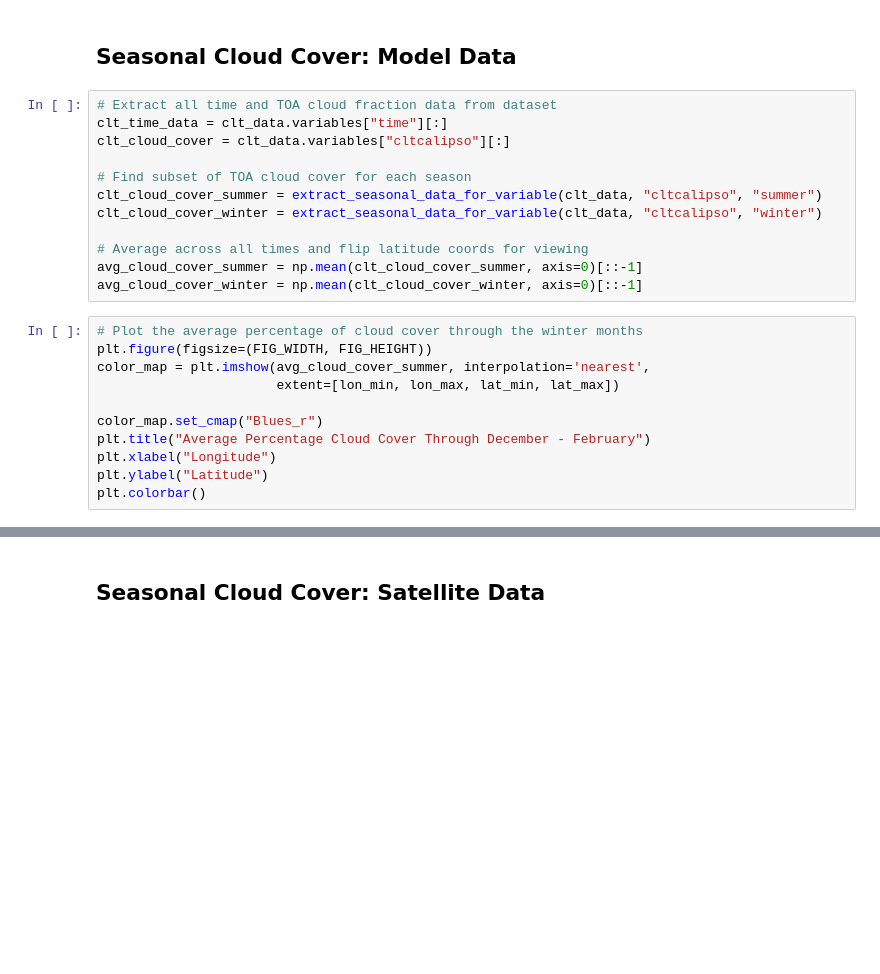
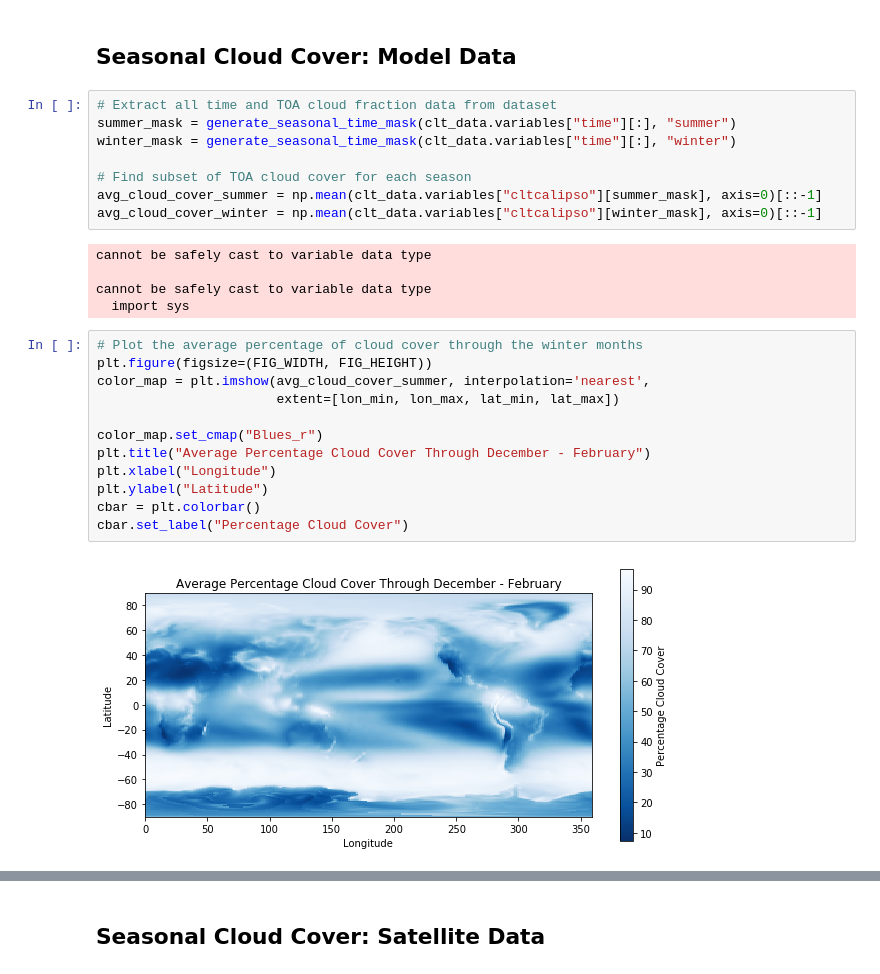
Before and after one commit to maddiebeagley/Climate-Modelling-Lab, a Jupyter notebook: 390Lab.ipynb, the cells around one changed output, grey strips where cells are left out. Drawn from its saved outputs; the diff is of its cells as text; blank space fills up the shorter version.

Commit message:
change method call to use mask

```diff
--- a/390Lab.ipynb
+++ b/390Lab.ipynb
@@ -228,27 +228,31 @@ print(b[0][0][1])
 ## Seasonal Cloud Cover: Model Data
 # %%
 # Extract all time and TOA cloud fraction data from dataset
-clt_time_data = clt_data.variables["time"][:]
-clt_cloud_cover = clt_data.variables["cltcalipso"][:]
+summer_mask = generate_seasonal_time_mask(clt_data.variables["time"][:], "summer")
+winter_mask = generate_seasonal_time_mask(clt_data.variables["time"][:], "winter")
 
 # Find subset of TOA cloud cover for each season
-clt_cloud_cover_summer = extract_seasonal_data_for_variable(clt_data, "cltcalipso", "summer")
-clt_cloud_cover_winter = extract_seasonal_data_for_variable(clt_data, "cltcalipso", "winter")
-
-# Average across all times and flip latitude coords for viewing
-avg_cloud_cover_summer = np.mean(clt_cloud_cover_summer, axis=0)[::-1]
-avg_cloud_cover_winter = np.mean(clt_cloud_cover_winter, axis=0)[::-1]
+avg_cloud_cover_summer = np.mean(clt_data.variables["cltcalipso"][summer_mask], axis=0)[::-1]
+avg_cloud_cover_winter = np.mean(clt_data.variables["cltcalipso"][winter_mask], axis=0)[::-1]
+# %% [output]
+cannot be safely cast to variable data type
+
+cannot be safely cast to variable data type
+  import sys
 # %%
 # Plot the average percentage of cloud cover through the winter months
 plt.figure(figsize=(FIG_WIDTH, FIG_HEIGHT))
 color_map = plt.imshow(avg_cloud_cover_summer, interpolation='nearest',
                        extent=[lon_min, lon_max, lat_min, lat_max])
 
 color_map.set_cmap("Blues_r")
 plt.title("Average Percentage Cloud Cover Through December - February")
 plt.xlabel("Longitude")
 plt.ylabel("Latitude")
-plt.colorbar()
+cbar = plt.colorbar()
+cbar.set_label("Percentage Cloud Cover")
+# %% [output]
+[figure, added]
 # %%
 # Plot the average percentage of cloud cover through the summer months
 plt.figure(figsize=(FIG_WIDTH, FIG_HEIGHT))
```
Also changed, not shown: parts of 3 cells of this notebook.
